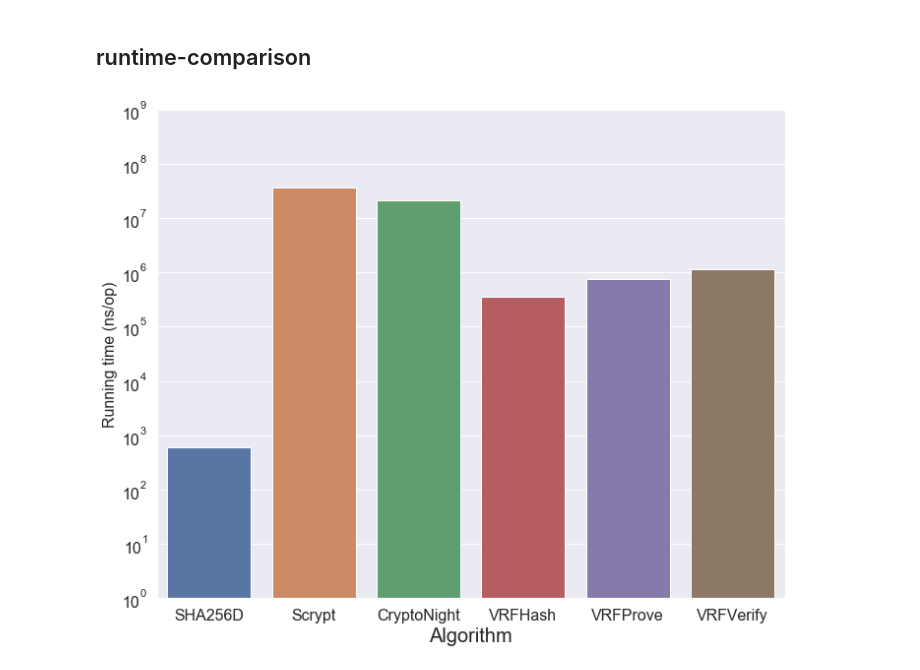
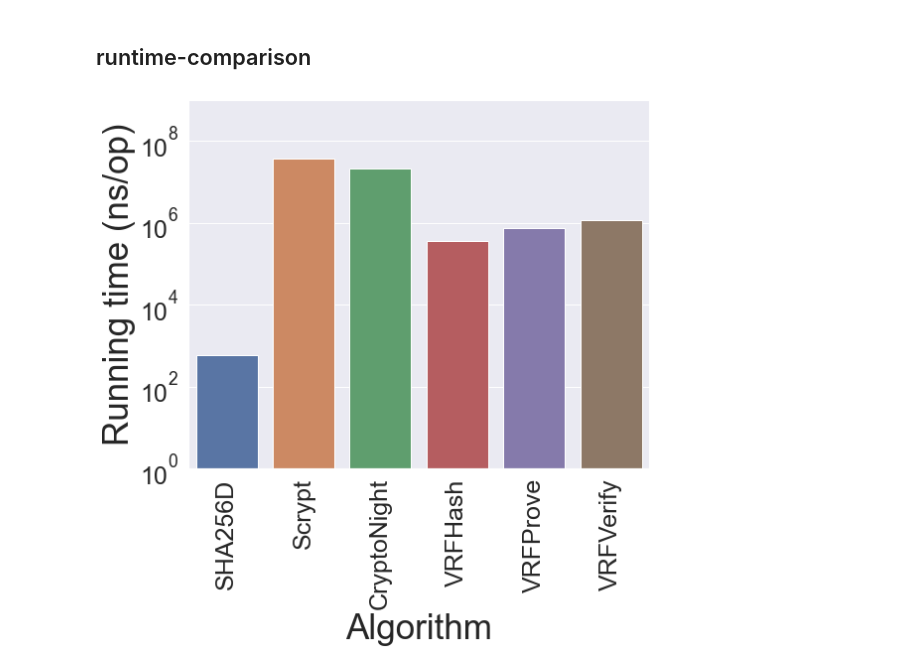
Before and after one commit to DEX-ware/vrf-mining, a Jupyter notebook: src/eval/runtime.ipynb, the cells around one changed output. Cells and saved outputs as stored; diff of their text form; code cells hidden in the pictures.

```diff
--- a/src/eval/runtime.ipynb
+++ b/src/eval/runtime.ipynb
@@ -74,33 +75,33 @@ with open(dir_path+"/runtime-comparison/stat.csv") as comparison_file:
 # %%
 df = pd.read_csv(dir_path+"/runtime-comparison/stat.csv")
 runtime_df = df.head(6)
 
 for _, row in runtime_df.iterrows():
     row['name'] = row['name'][:-3]
     if row['name'] == 'Compute':
         row['name'] = 'VRFHash'
     if row['name'] == 'Prove':
         row['name'] = 'VRFProve'
     if row['name'] == 'Verify':
         row['name'] = 'VRFVerify'
 
 xs = runtime_df['name']
 ys = runtime_df['time/op (ns/op)'].astype('float64')
 
-plt.figure(figsize=(10,8))
+plt.figure(figsize=(8,8))
 g=sns.barplot(xs, ys)
 plt.yscale('log')
 plt.ylim([1, 10**9])
 
-plt.xlabel('Algorithm', fontsize=20)
-plt.ylabel('Running time (ns/op)', fontsize=16)
-plt.xticks(fontsize=16)
-plt.yticks(fontsize=16)
+plt.xlabel('Algorithm', fontsize=35)
+plt.ylabel('Running time (ns/op)', fontsize=35)
+plt.xticks(fontsize=25, rotation='vertical')
+plt.yticks(fontsize=25)
 
 plt.tight_layout()
-plt.savefig('../../paper/figs/runtime-comparison.eps')
+plt.savefig('../../cdng-poster/figs/runtime-comparison.eps')
 # %% [output]
-[figure, old version]
+[figure, new version]
 # %%
 algos = []
 performances = []
```
Also changed, not shown: parts of 1 cell of this notebook, 9 other files.
